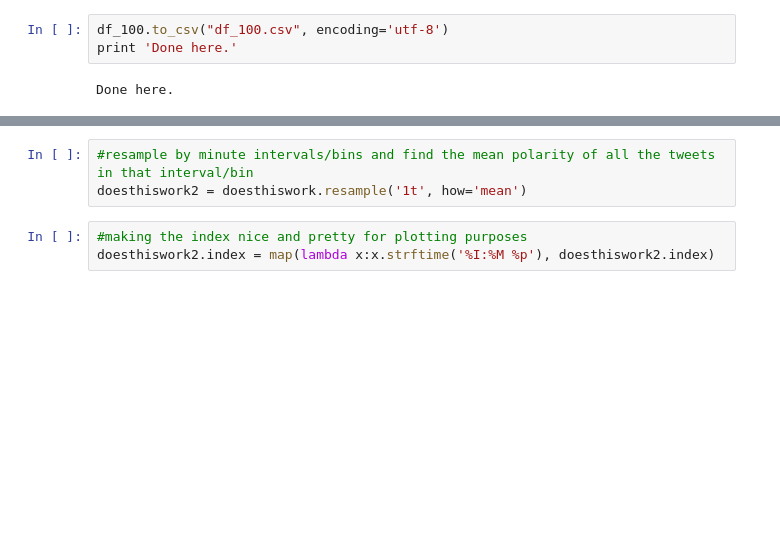
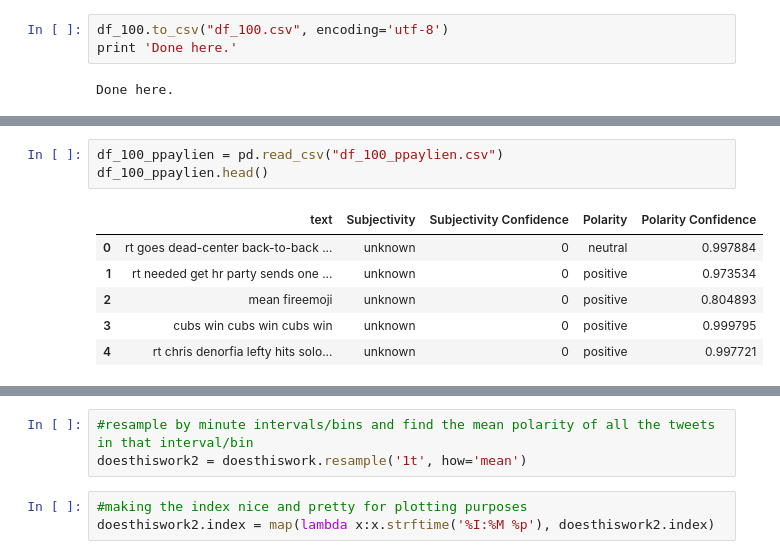
Before and after one commit to yongcho822/Cubs-Sentiment-Analysis-Dashboard, a Jupyter notebook: DaCubs.ipynb, the cells around one changed output, grey strips where cells are left out. Saved outputs shown, nothing was run; the diff lists cells and outputs as text; blank space fills up the shorter version.

```diff
--- a/DaCubs.ipynb
+++ b/DaCubs.ipynb
@@ -474,0 +517,10 @@ Done here.
+# %%
+df_100_ppaylien = pd.read_csv("df_100_ppaylien.csv")
+df_100_ppaylien.head()
+# %% [output]
+|  | text | Subjectivity | Subjectivity Confidence | Polarity | Polarity Confidence |
+| 0 | rt goes dead-center back-to-back ... | unknown | 0 | neutral | 0.997884 |
+| 1 | rt needed get hr party sends one ... | unknown | 0 | positive | 0.973534 |
+| 2 | mean fireemoji | unknown | 0 | positive | 0.804893 |
+| 3 | cubs win cubs win cubs win | unknown | 0 | positive | 0.999795 |
+| 4 | rt chris denorfia lefty hits solo... | unknown | 0 | positive | 0.997721 |
```
Also changed, not shown: parts of 17 cells of this notebook.
